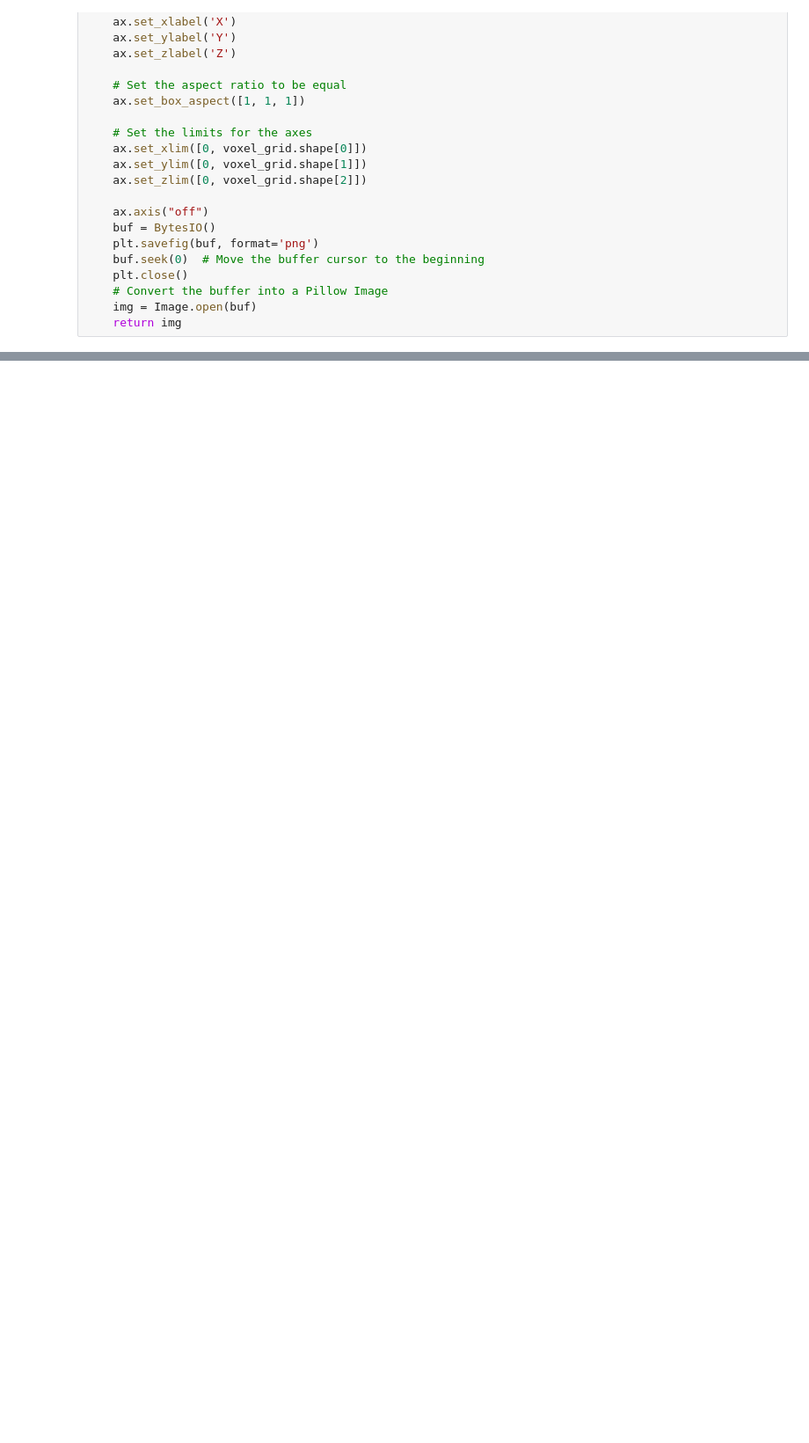
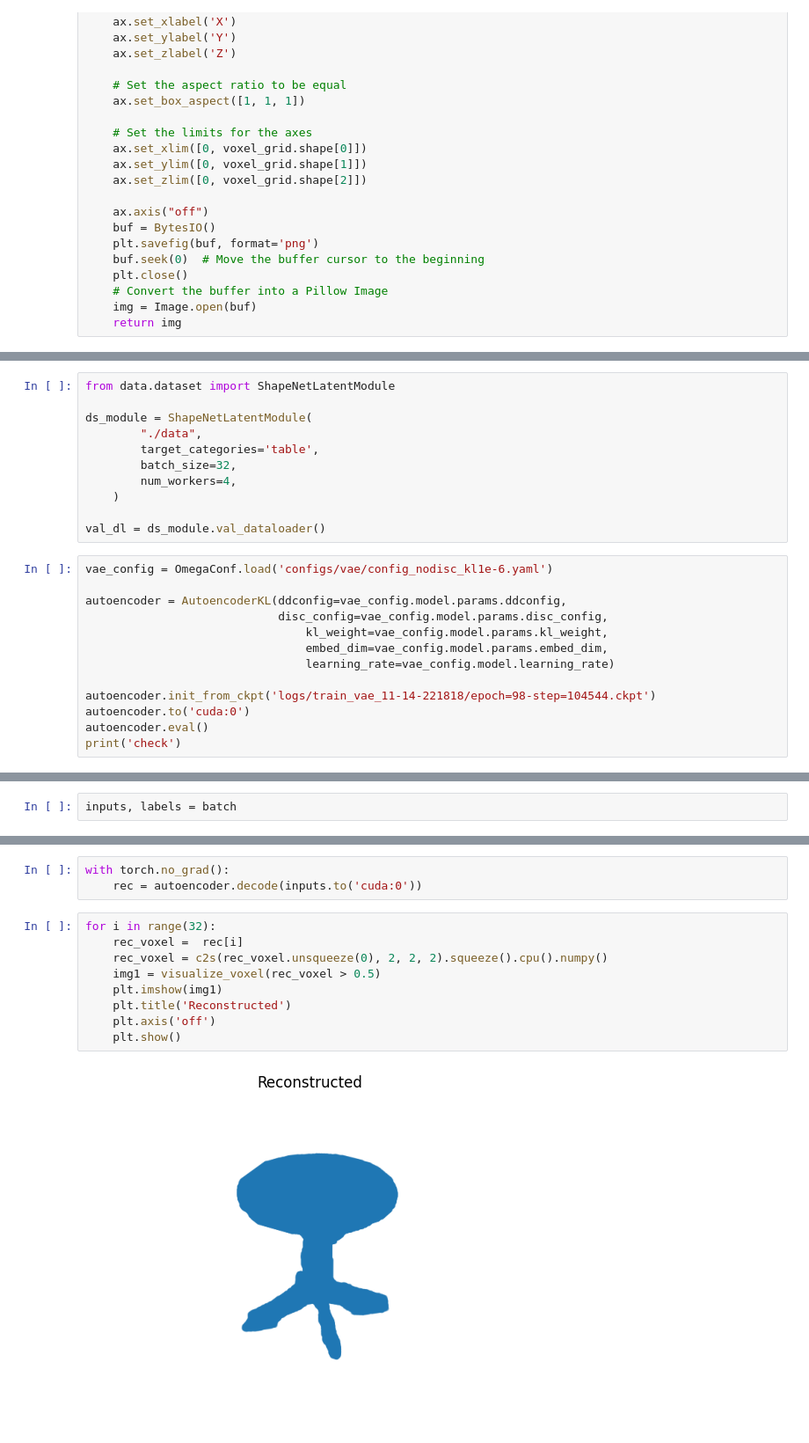
Before and after one commit to nguyendinhson-kaist/CS429D_project, a Jupyter notebook: test.ipynb, the cells around one changed output, grey strips where cells are left out. Shown at 88% size. Cells and saved outputs as stored; diff of their text form; blank space fills up the shorter version.

```diff
--- a/test.ipynb
+++ b/test.ipynb
@@ -142,0 +140,24 @@ for i in range(4,8):
+# %%
+from data.dataset import ShapeNetLatentModule
+
+ds_module = ShapeNetLatentModule(
+        "./data",
+        target_categories='table',
+        batch_size=32,
+        num_workers=4,
+    )
+
+val_dl = ds_module.val_dataloader()
+# %%
+vae_config = OmegaConf.load('configs/vae/config_nodisc_kl1e-6.yaml')
+
+autoencoder = AutoencoderKL(ddconfig=vae_config.model.params.ddconfig,
+                            disc_config=vae_config.model.params.disc_config,
+                                kl_weight=vae_config.model.params.kl_weight,
+                                embed_dim=vae_config.model.params.embed_dim,
+                                learning_rate=vae_config.model.learning_rate)
+
+autoencoder.init_from_ckpt('logs/train_vae_11-14-221818/epoch=98-step=104544.ckpt')
+autoencoder.to('cuda:0')
+autoencoder.eval()
+print('check')
@@ -142,0 +170,2 @@ for i in range(4,8):
+# %%
+inputs, labels = batch
@@ -142,0 +176,14 @@ for i in range(4,8):
+# %%
+with torch.no_grad():
+    rec = autoencoder.decode(inputs.to('cuda:0'))
+# %%
+for i in range(32):
+    rec_voxel =  rec[i]
+    rec_voxel = c2s(rec_voxel.unsqueeze(0), 2, 2, 2).squeeze().cpu().numpy()
+    img1 = visualize_voxel(rec_voxel > 0.5)
+    plt.imshow(img1)
+    plt.title('Reconstructed')
+    plt.axis('off')
+    plt.show()
+# %% [output]
+[figure, added]
```
Also changed, not shown: parts of 11 cells of this notebook, 7 other files.
